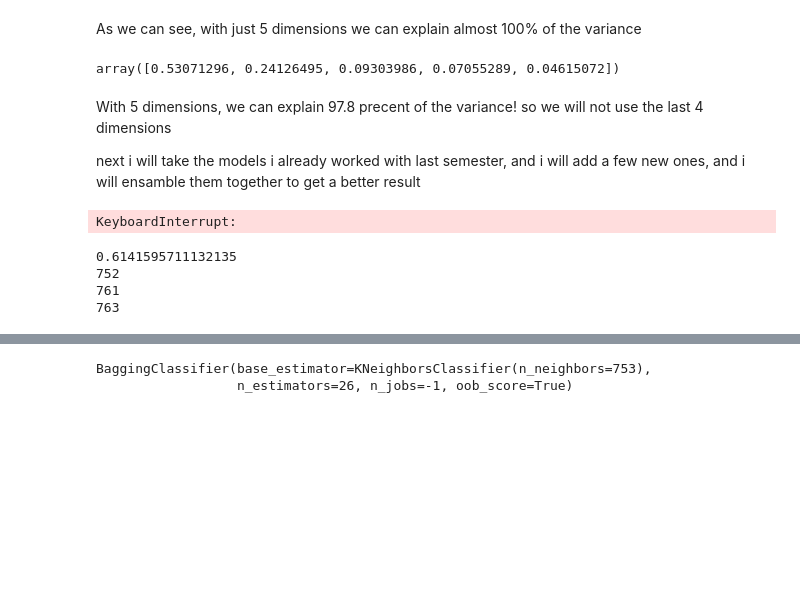
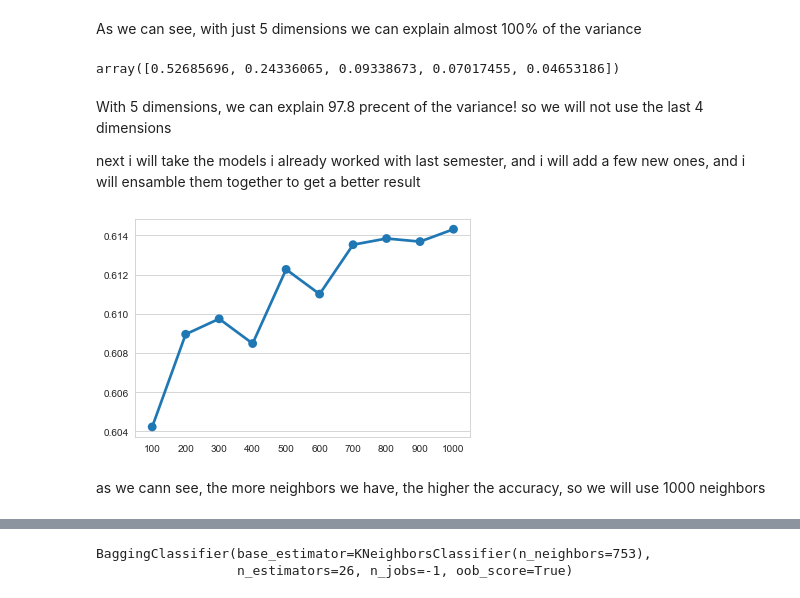
Before and after one commit to LiorBreitman8234/ML_SEM2, a Jupyter notebook: nba shots.ipynb, the cells around one changed output, grey strips where cells are left out. Cells and saved outputs as stored; diff of their text form; code cells hidden in the pictures; blank space fills up the shorter version.

```diff
--- a/nba shots.ipynb
+++ b/nba shots.ipynb
@@ -1225,41 +1225,29 @@ As we can see, with just 5 dimensions we can explain almost 100% of the variance
 # %%
 pca = PCA(n_components = 5)
 data_reduced = pca.fit_transform(data_train)
-test_reduced = pca.fit_transform(data_test)
+test_reduced = pca.transform(data_test)
 data_recoverd = pca.inverse_transform(data_reduced)
 test_recoverd = pca.inverse_transform(test_reduced)
 pca.explained_variance_ratio_
 # %% [output]
-array([0.53071296, 0.24126495, 0.09303986, 0.07055289, 0.04615072])
+array([0.52685696, 0.24336065, 0.09338673, 0.07017455, 0.04653186])
 # %% [markdown]
 With 5 dimensions, we can explain 97.8 precent of the variance! so we will not use the last 4 dimensions
 
 next i will take the models i already worked with last semester, and i will add a few new ones, and i will ensamble them together to get a better result
-# %%
-k_range = list(range(1,1000))
-k_scores_1 = []
-k_confusion_1 = []
-for k in k_range:
-    knn = KNeighborsClassifier(n_neighbors=k)
-    knn.fit(data_recoverd, target_train)
-    pred = knn.predict(test_recoverd)
-    score = metrics.accuracy_score(target_test, pred)
-    confusion = metrics.confusion_matrix(target_test, pred)
-    k_scores_1.append(score)
-    k_confusion_1.append(confusion)
-plt.figure(figsize = [10,5])
-plt.plot(k_scores_1)
-# %% [output]
-KeyboardInterrupt:
-# %%
-print(max(k_scores_1))
-i = 0
-for i in range(999):
-    if k_scores_1[i] == max(k_scores_1):
-        print(i)
-# %% [output]
-0.6141595711132135
-752
-761
-763
+# %%
+knn = KNeighborsClassifier()
+n_range = np.arange(100,1001,100)
+scores = []
+for n in n_range:
+    knn.n_neighbors = n
+    knn.fit(data_recoverd,target_train)
+    pred = knn.predict(test_recoverd)
+    scores.append(metrics.accuracy_score(target_test,pred))
+# %%
+sns.pointplot(x = n_range, y = scores);
+# %% [output]
+[figure, added]
+# %% [markdown]
+as we cann see, the more neighbors we have, the higher the accuracy, so we will use 1000 neighbors
 # %%
```
Also changed, not shown: parts of 11 cells of this notebook, 1 other file.
